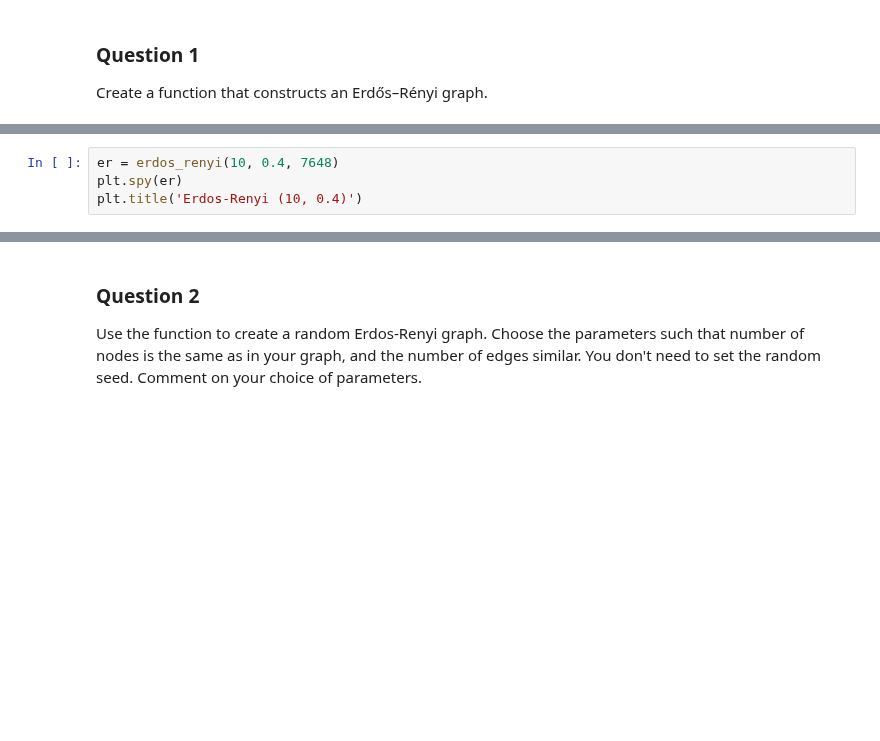
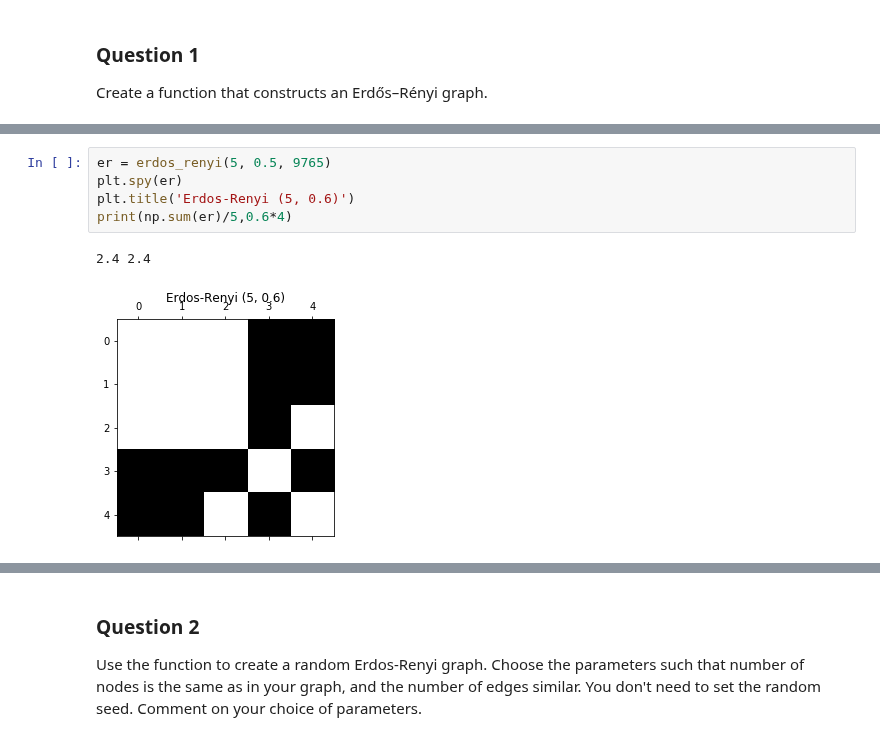
Before and after one commit to nicolasFontbonne/NTDS_group_6, a Jupyter notebook: milestones/2_network_models.ipynb, the cells around one changed output, grey strips where cells are left out. Cells and saved outputs as stored; diff of their text form; blank space fills up the shorter version.

```diff
--- a/milestones/2_network_models.ipynb
+++ b/milestones/2_network_models.ipynb
@@ -76,4 +96,8 @@ plt.title('Erdos-Renyi (5, 0.6)')
 # %%
-er = erdos_renyi(10, 0.4, 7648)
+er = erdos_renyi(5, 0.5, 9765)
 plt.spy(er)
-plt.title('Erdos-Renyi (10, 0.4)')
+plt.title('Erdos-Renyi (5, 0.6)')
+print(np.sum(er)/5,0.6*4)
+# %% [output]
+2.4 2.4
+[figure, added]
```
Also changed, not shown: parts of 7 cells of this notebook.
